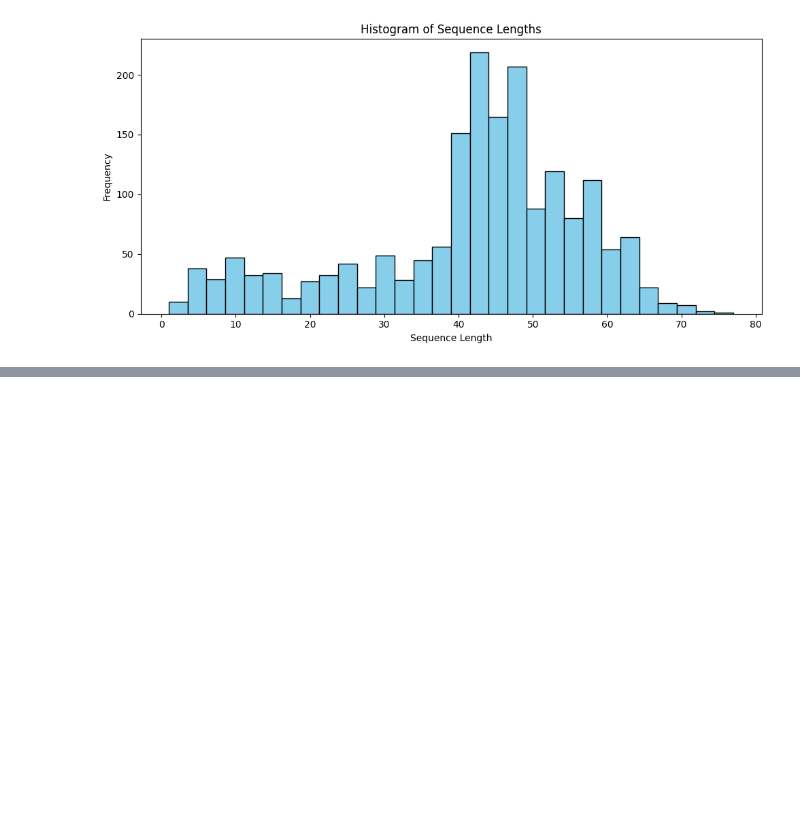
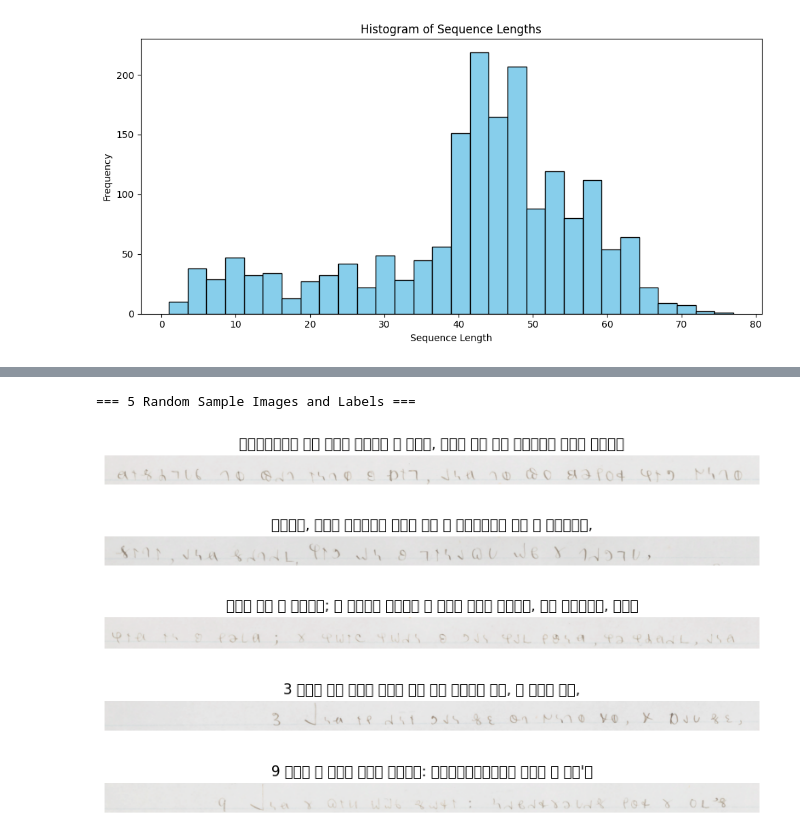
Before and after one commit to corbe19/Deseret_Alphabet_Hackathon, a Jupyter notebook: main.ipynb, the cells around one changed output, grey strips where cells are left out. Drawn from its saved outputs; the diff is of its cells as text; code cells hidden in the pictures; blank space fills up the shorter version.

```diff
--- a/main.ipynb
+++ b/main.ipynb
@@ -84,0 +119,32 @@ Standard Deviation: 15.14
+# %%
+# Data Quality
+
+def show_random_samples(n=5):
+    print(f"\n=== {n} Random Sample Images and Labels ===")
+    for _ in range(n):
+        lf = random.choice(label_files)
+        label = lf.read_text(encoding="utf-8").strip()
+        img_id = lf.stem
+        img_path = IMAGE_DIR / f"{img_id}.png"
+
+        if not img_path.exists():
+            print(f"Image file {img_path} not found for label file {lf}")
+            continue
+
+        with Image.open(img_path) as img:
+            plt.figure(figsize=(8,2))
+            plt.imshow(img, cmap="gray")
+            plt.axis("off")
+            plt.title(label)
+            plt.tight_layout()
+            plt.show()
+
+show_random_samples(n=5)
+# Need to change font somehow so the labels actually show up
+# %% [output]
+=== 5 Random Sample Images and Labels ===
+[figure, added]
+[figure, added]
+[figure, added]
+[figure, added]
+[figure, added]
```
Also changed, not shown: parts of 2 cells of this notebook.
